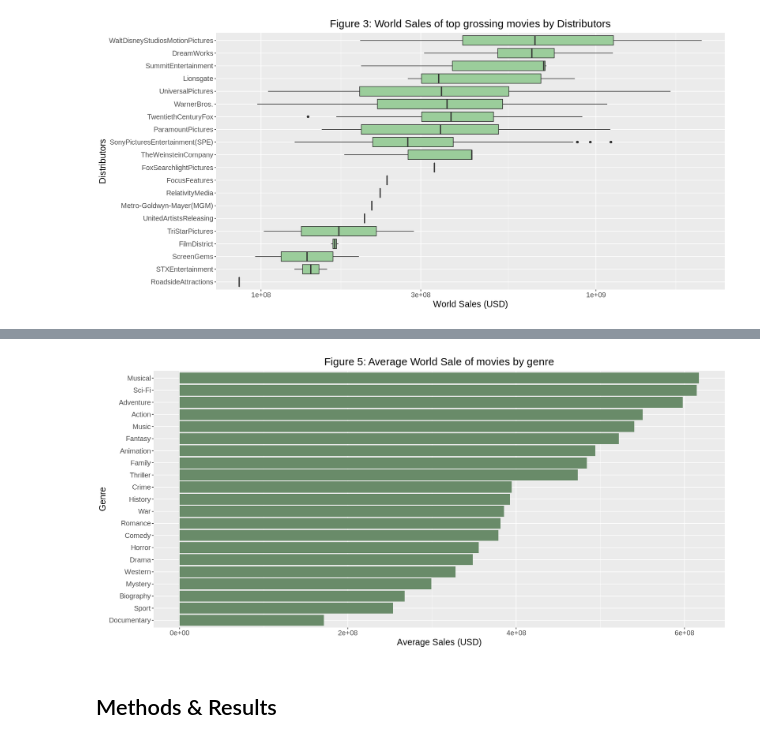
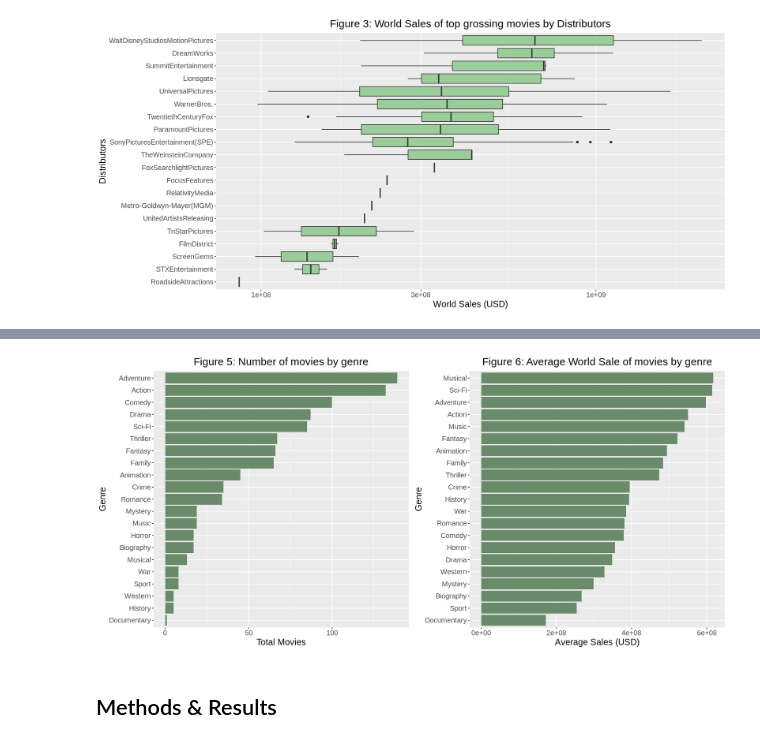
Before and after one commit to starsurfer87/DSCI100-Group-Project, a Jupyter notebook: thedreadedassignment.ipynb, the cells around one changed output, grey strips where cells are left out. Cells and saved outputs as stored; diff of their text form; code cells hidden in the pictures.

```diff
--- a/thedreadedassignment.ipynb
+++ b/thedreadedassignment.ipynb
@@ -312,45 +330,63 @@ movies_train %>%
 # %%
 # calculate the average world sales of each genre
 
+# define dataframe with only World_Sales and Genre columns
 sales_by_genre_df <- movies_train %>%
                         select(World_Sales,Action:Documentary)
 
+# calculate total sales of each genre
 total_sales_by_genre <- sales_by_genre_df %>%
-                          mutate(across(Action:Documentary, ~ .x* World_Sales, .names = "{.col}")) %>%
+                          mutate(across(Action:Documentary, ~ .x* World_Sales, .names = "{.col}")) %>% # multiply World_Sales by genre
                           select(-World_Sales) %>%
-                          bind_rows(purrr::map_dbl(.,sum)) %>%
+                          bind_rows(purrr::map_dbl(.,sum)) %>%                                         # calculate the total sales by genre
                           tail(1) %>%
-                          pivot_longer(cols = Action:Documentary,
+                          pivot_longer(cols = Action:Documentary,                                      # tidy the dataframe
                                        names_to = "genre",
                                        values_to = "total_sales")
 
+# calculate number of movies in each genre
 total_movies_by_genre <- sales_by_genre_df %>%
                             select(-World_Sales) %>%
-                            bind_rows(purrr::map_dbl(.,sum)) %>%
+                            bind_rows(purrr::map_dbl(.,sum)) %>%                                      # calculate number of movies by genre
                             tail(1) %>%
-                            pivot_longer(cols = Action:Documentary,
+                            pivot_longer(cols = Action:Documentary,                                   # tidy the dataframe
                                          names_to = "genre",
                                          values_to = "total_movies")
-
+# calculate average sales
 avg_sales_by_genre <- merge(total_sales_by_genre, total_movies_by_genre) %>%
                                 mutate(average_sales = total_sales/total_movies)
 
+# plot total number of movies by genre
+total_movies_by_genre_plot <- total_movies_by_genre %>%
+                                    ggplot(aes(x = reorder(genre, total_movies),
+                                               y = total_movies)) +
+                                    geom_bar(stat = "identity", fill = "darkseagreen4") +
+                                    labs(x = "Genre",
+                                         y = "Total Movies") +
+                                    theme(text = element_text(size = 15),
+                                          legend.position = "none",
+                                          plot.title = element_text(hjust = 0.5)) +
+                                    ggtitle("Figure 5: Number of movies by genre") +
+                                    coord_flip()
+
+# plot average world sales by genre
 avg_sales_by_genre_plot <- avg_sales_by_genre %>%
                                 ggplot(aes(x = reorder(genre, average_sales),
                                            y = average_sales)) +
                                 geom_bar(stat = "identity", fill = "darkseagreen4")  +
                                 labs(x = "Genre",
                                      y = "Average Sales (USD)") +
                                 theme(text = element_text(size = 15),
                                       legend.position = "none",
                                       plot.title = element_text(hjust = 0.5)) +
-                                ggtitle("Figure 5: Average World Sale of movies by genre") +
+                                ggtitle("Figure 6: Average World Sale of movies by genre") +
                                 coord_flip()
 
 options(repr.plot.width = 15, repr.plot.height = 7)
-avg_sales_by_genre_plot
+
+grid.arrange(total_movies_by_genre_plot, avg_sales_by_genre_plot, ncol = 2) # plot 2 graphs side by side for comparison
 # %% [output]
-[figure, old version]
+[figure, new version]
 # %% [markdown]
 ## Methods & Results
 # %%
```
Also changed, not shown: parts of 8 cells of this notebook.
